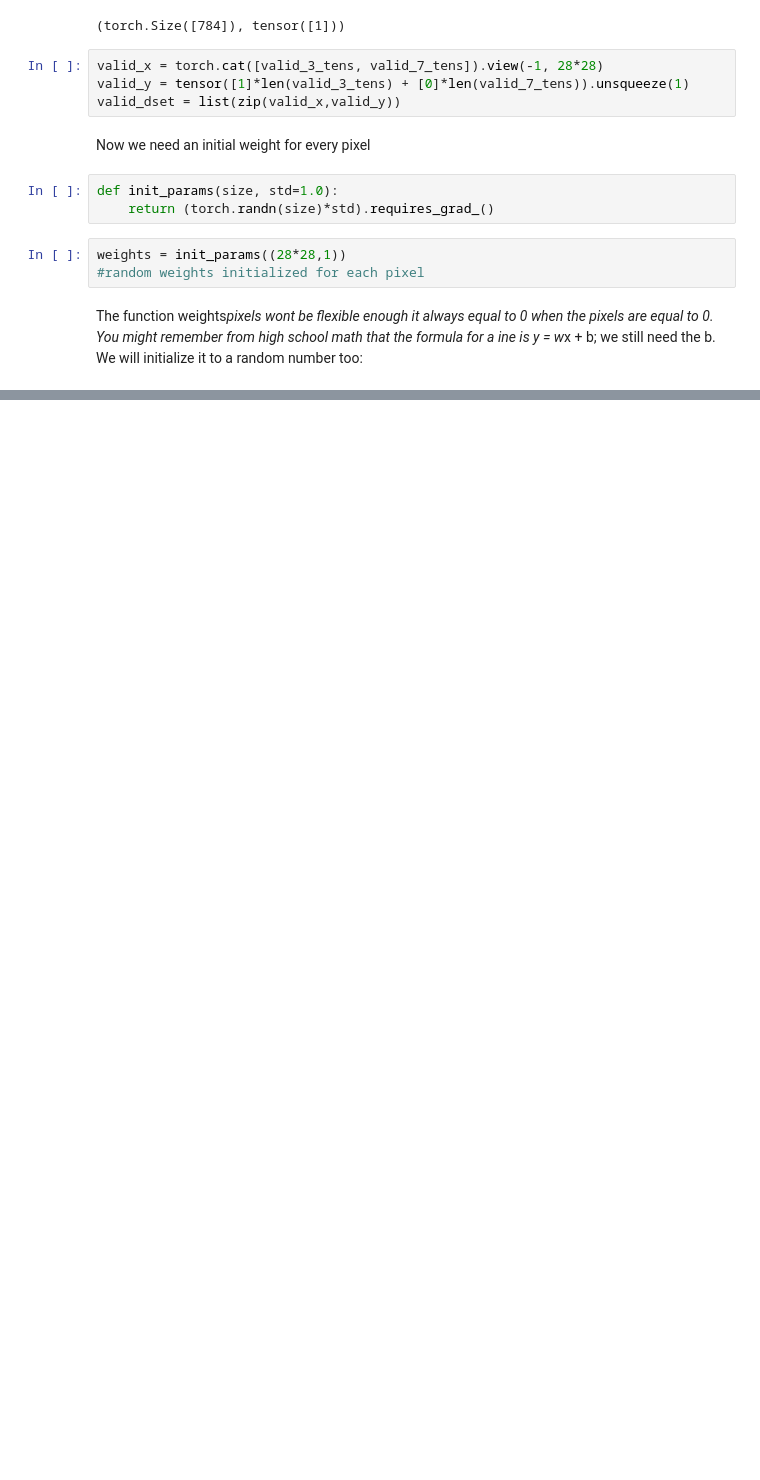
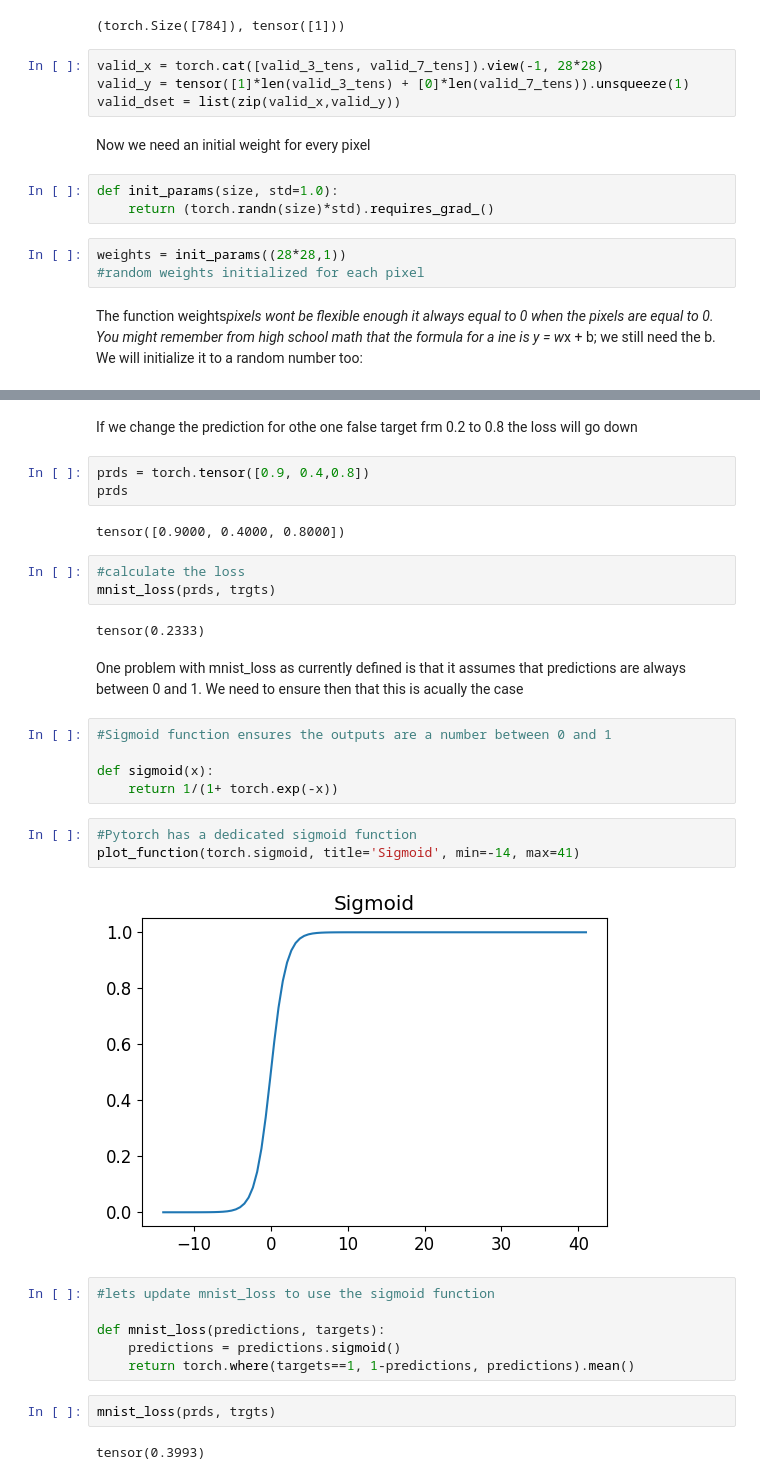
Before and after one commit to ARKA1112/FastAI_self, a Jupyter notebook: 04-book.ipynb, the cells around one changed output, grey strips where cells are left out. Saved outputs shown, nothing was run; the diff lists cells and outputs as text; blank space fills up the shorter version.

```diff
--- a/04-book.ipynb
+++ b/04-book.ipynb
@@ -647,0 +709,35 @@ tensor([[11.8813],
+# %% [markdown]
+If we change the prediction for othe one false target frm 0.2 to 0.8 the loss
+will go down
+# %%
+prds = torch.tensor([0.9, 0.4,0.8])
+prds
+# %% [output]
+tensor([0.9000, 0.4000, 0.8000])
+# %%
+#calculate the loss
+mnist_loss(prds, trgts)
+# %% [output]
+tensor(0.2333)
+# %% [markdown]
+One problem with mnist_loss as currently defined is that it assumes that predictions are always between 0 and 1. We need to ensure then that this is acually the case
+# %%
+#Sigmoid function ensures the outputs are a number between 0 and 1
+
+def sigmoid(x):
+    return 1/(1+ torch.exp(-x))
+# %%
+#Pytorch has a dedicated sigmoid function
+plot_function(torch.sigmoid, title='Sigmoid', min=-14, max=41)
+# %% [output]
+[figure, added]
+# %%
+#lets update mnist_loss to use the sigmoid function
+
+def mnist_loss(predictions, targets):
+    predictions = predictions.sigmoid()
+    return torch.where(targets==1, 1-predictions, predictions).mean()
+# %%
+mnist_loss(prds, trgts)
+# %% [output]
+tensor(0.3993)
```
Also changed, not shown: parts of 102 cells of this notebook.
